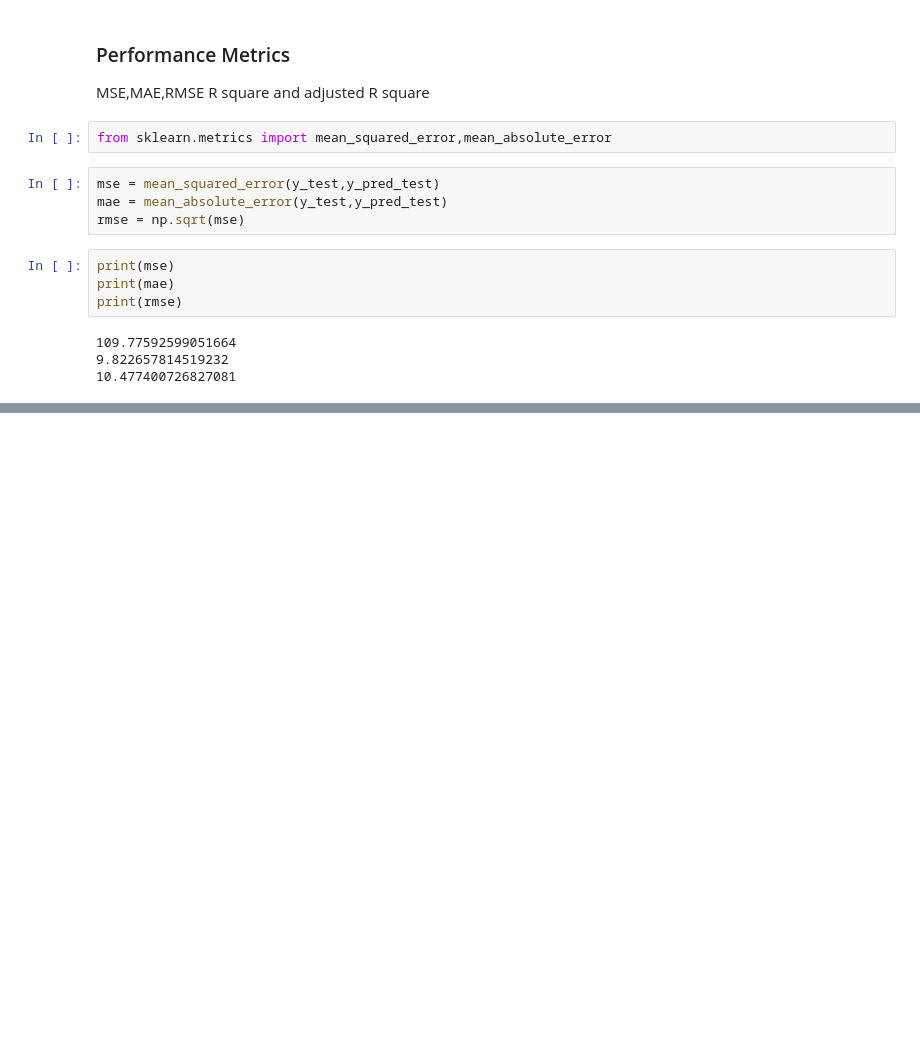
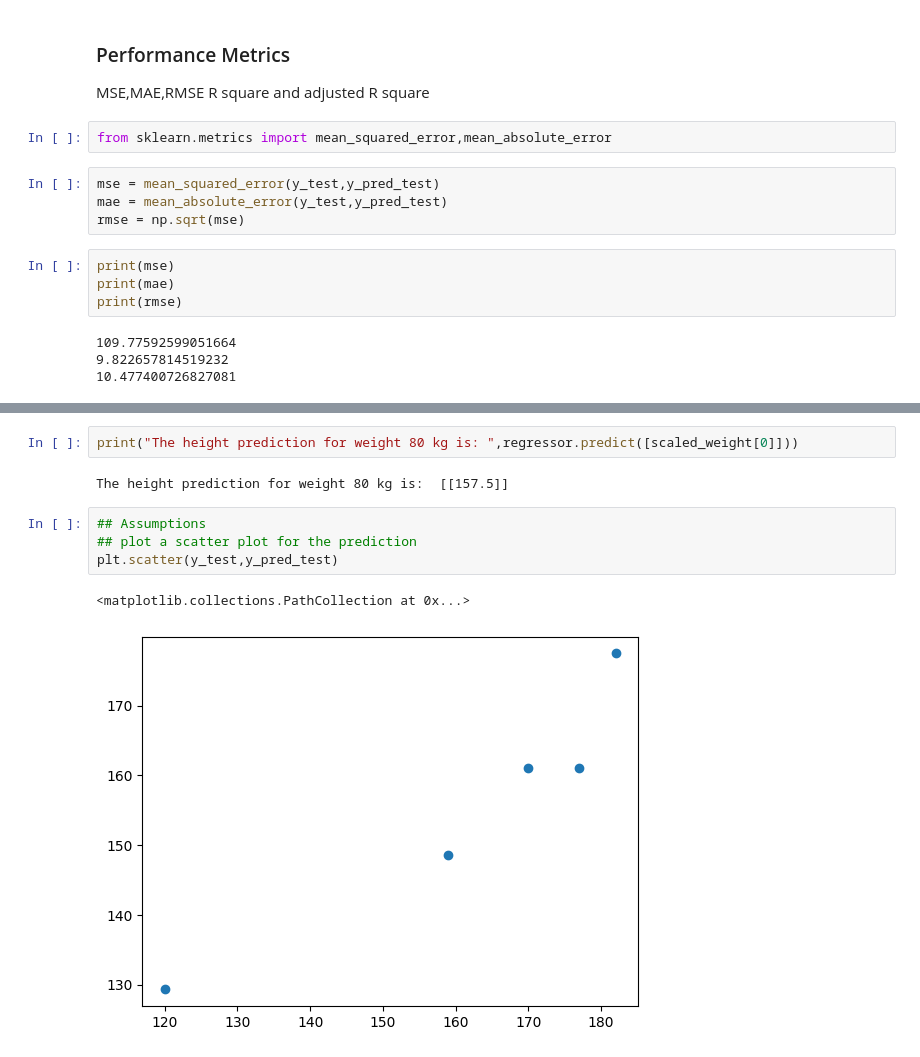
Before and after one commit to Priyanshu6yadav/Machine-Learning, a Jupyter notebook: step by step project implementation/basic simple lr.ipynb, the cells around one changed output, grey strips where cells are left out. Cells and saved outputs as stored; diff of their text form; blank space fills up the shorter version.

```diff
--- a/step by step project implementation/basic simple lr.ipynb
+++ b/step by step project implementation/basic simple lr.ipynb
@@ -122,0 +159,11 @@ score
+# %%
+print("The height prediction for weight 80 kg is: ",regressor.predict([scaled_weight[0]]))
+# %% [output]
+The height prediction for weight 80 kg is:  [[157.5]]
+# %%
+## Assumptions
+## plot a scatter plot for the prediction
+plt.scatter(y_test,y_pred_test)
+# %% [output]
+<matplotlib.collections.PathCollection at 0x...>
+[figure, added]
```
Also changed, not shown: parts of 12 cells of this notebook.
